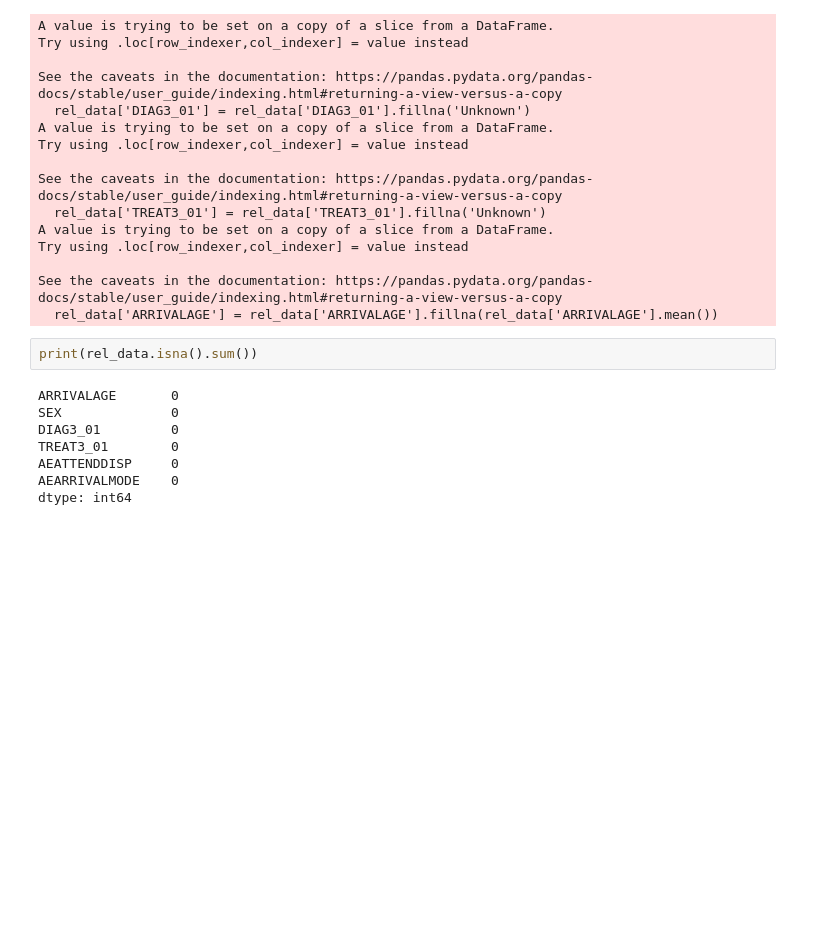
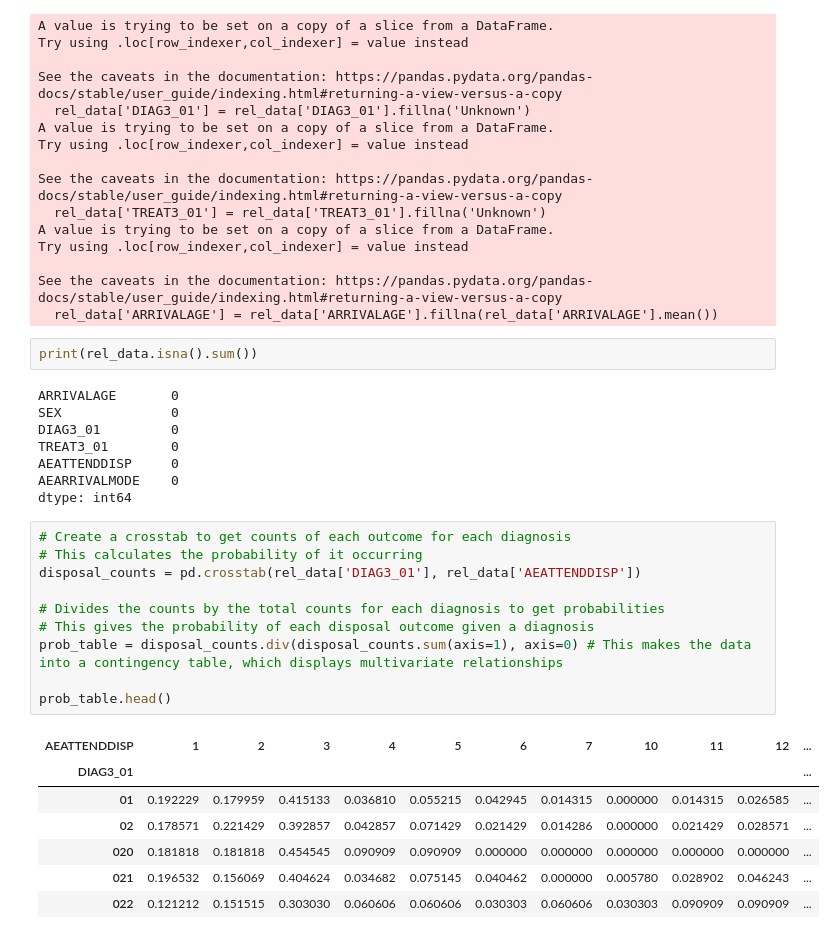
Before and after one commit to AshAninze/synthetic-data-rough-note, a Jupyter notebook: scripts/testdata.ipynb, the cells around one changed output. Cells and saved outputs as stored; diff of their text form; blank space fills up the shorter version.

Commit message:
Created contingency table and updated methodology

```diff
--- a/scripts/testdata.ipynb
+++ b/scripts/testdata.ipynb
@@ -108,3 +108,21 @@ TREAT3_01        0
 AEATTENDDISP     0
 AEARRIVALMODE    0
 dtype: int64
+# %%
+# Create a crosstab to get counts of each outcome for each diagnosis
+# This calculates the probability of it occurring
+disposal_counts = pd.crosstab(rel_data['DIAG3_01'], rel_data['AEATTENDDISP'])
+
+# Divides the counts by the total counts for each diagnosis to get probabilities
+# This gives the probability of each disposal outcome given a diagnosis
+prob_table = disposal_counts.div(disposal_counts.sum(axis=1), axis=0) # This makes the data into a contingency table, which displays multivariate relationships
+
+prob_table.head()
+# %% [output]
+| AEATTENDDISP | 1 | 2 | 3 | 4 | 5 | 6 | 7 | 10 | 11 | 12 | ... |
+| DIAG3_01 |  |  |  |  |  |  |  |  |  |  | ... |
+| 01 | 0.192229 | 0.179959 | 0.415133 | 0.036810 | 0.055215 | 0.042945 | 0.014315 | 0.000000 | 0.014315 | 0.026585 | ... |
+| 02 | 0.178571 | 0.221429 | 0.392857 | 0.042857 | 0.071429 | 0.021429 | 0.014286 | 0.000000 | 0.021429 | 0.028571 | ... |
+| 020 | 0.181818 | 0.181818 | 0.454545 | 0.090909 | 0.090909 | 0.000000 | 0.000000 | 0.000000 | 0.000000 | 0.000000 | ... |
+| 021 | 0.196532 | 0.156069 | 0.404624 | 0.034682 | 0.075145 | 0.040462 | 0.000000 | 0.005780 | 0.028902 | 0.046243 | ... |
+| 022 | 0.121212 | 0.151515 | 0.303030 | 0.060606 | 0.060606 | 0.030303 | 0.060606 | 0.030303 | 0.090909 | 0.090909 | ... |
```
Also changed, not shown: parts of 2 cells of this notebook, 1 other file.
